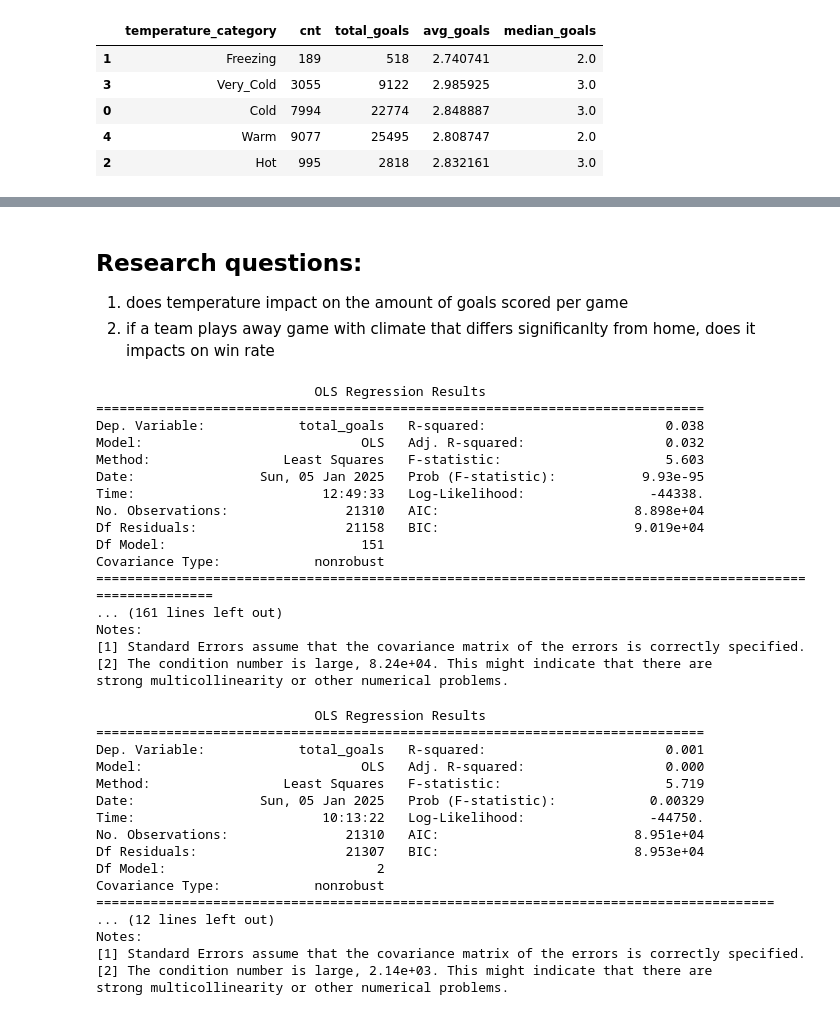
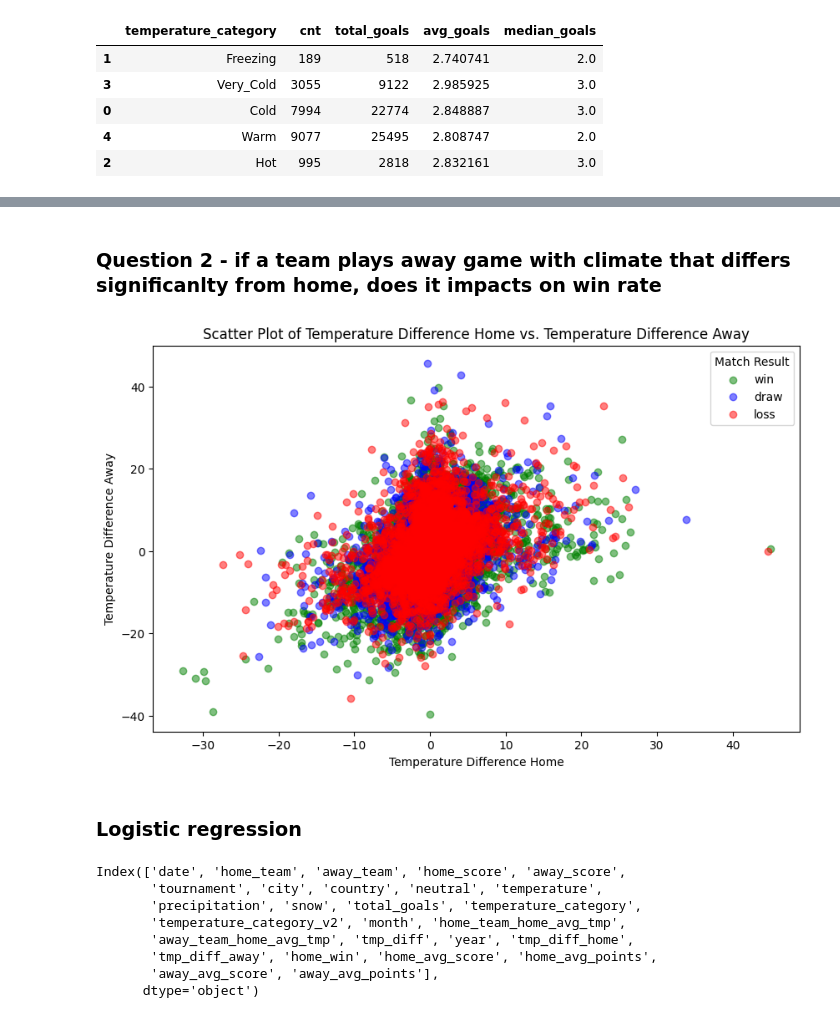
Before and after one commit to Mark-Rozenberg/Foobal-Climate, a Jupyter notebook: Stat-Models.ipynb, the cells around one changed output, grey strips where cells are left out. Drawn from its saved outputs; the diff is of its cells as text; code cells hidden in the pictures.

Commit message:
modified:   .gitignore 	modified:   Stat-Models.ipynb

```diff
--- a/Stat-Models.ipynb
+++ b/Stat-Models.ipynb
@@ -98,47 +267,2 @@ plt.show()
 # %% [markdown]
-## Research questions:
-1. does temperature impact on the amount of goals scored per game
-2. if a team plays away game with climate that differs significanlty from home, does it impacts on win rate
+### Question 2 - if a team plays away game with climate that differs significanlty from home, does it impacts on win rate
-# %%
-linear_model = smf.ols('total_goals ~ neutral + temperature_category_v2 + precipitation + snow + country', data=df).fit()
-print(linear_model.summary())
-# %% [output]
-                            OLS Regression Results
-==============================================================================
-Dep. Variable:            total_goals   R-squared:                       0.038
-Model:                            OLS   Adj. R-squared:                  0.032
-Method:                 Least Squares   F-statistic:                     5.603
-Date:                Sun, 05 Jan 2025   Prob (F-statistic):           9.93e-95
-Time:                        12:49:33   Log-Likelihood:                -44338.
-No. Observations:               21310   AIC:                         8.898e+04
-Df Residuals:                   21158   BIC:                         9.019e+04
-Df Model:                         151
-Covariance Type:            nonrobust
-==========================================================================================================
-... (161 lines left out)
-Notes:
-[1] Standard Errors assume that the covariance matrix of the errors is correctly specified.
-[2] The condition number is large, 8.24e+04. This might indicate that there are
-strong multicollinearity or other numerical problems.
-# %%
-# Linear Regression
-linear_model = smf.ols('total_goals ~ temperature + I(temperature**2)', data=df).fit()
-print(linear_model.summary())
-# %% [output]
-                            OLS Regression Results
-==============================================================================
-Dep. Variable:            total_goals   R-squared:                       0.001
-Model:                            OLS   Adj. R-squared:                  0.000
-Method:                 Least Squares   F-statistic:                     5.719
-Date:                Sun, 05 Jan 2025   Prob (F-statistic):            0.00329
-Time:                        10:13:22   Log-Likelihood:                -44750.
-No. Observations:               21310   AIC:                         8.951e+04
-Df Residuals:                   21307   BIC:                         8.953e+04
-Df Model:                           2
-Covariance Type:            nonrobust
-=======================================================================================
-... (12 lines left out)
-Notes:
-[1] Standard Errors assume that the covariance matrix of the errors is correctly specified.
-[2] The condition number is large, 2.14e+03. This might indicate that there are
-strong multicollinearity or other numerical problems.
@@ -156,0 +269,31 @@ with open('neg_binom_model_summary.csv', 'w') as f:
+# %%
+# Create a new column for match result
+df['match_result'] = df.apply(lambda row: 'win' if row['home_score'] > row['away_score'] else ('draw' if row['home_score'] == row['away_score'] else 'loss'), axis=1)
+
+# Create a scatter plot
+colors = {'win': 'green', 'draw': 'blue', 'loss': 'red'}
+plt.figure(figsize=(10, 6))
+for result in colors:
+    subset = df[df['match_result'] == result]
+    plt.scatter(subset['tmp_diff_home'], subset['tmp_diff_away'], c=colors[result], label=result, alpha=0.5)
+
+plt.xlabel('Temperature Difference Home')
+plt.ylabel('Temperature Difference Away')
+plt.title('Scatter Plot of Temperature Difference Home vs. Temperature Difference Away')
+plt.legend(title='Match Result')
+plt.show()
+# %% [output]
+[figure, added]
+# %% [markdown]
+### Logistic regression
+# %%
+df.columns
+# %% [output]
+Index(['date', 'home_team', 'away_team', 'home_score', 'away_score',
+       'tournament', 'city', 'country', 'neutral', 'temperature',
+       'precipitation', 'snow', 'total_goals', 'temperature_category',
+       'temperature_category_v2', 'month', 'home_team_home_avg_tmp',
+       'away_team_home_avg_tmp', 'tmp_diff', 'year', 'tmp_diff_home',
+       'tmp_diff_away', 'home_win', 'home_avg_score', 'home_avg_points',
+       'away_avg_score', 'away_avg_points'],
+      dtype='object')
```
Also changed, not shown: parts of 30 cells of this notebook, 1 other file.
